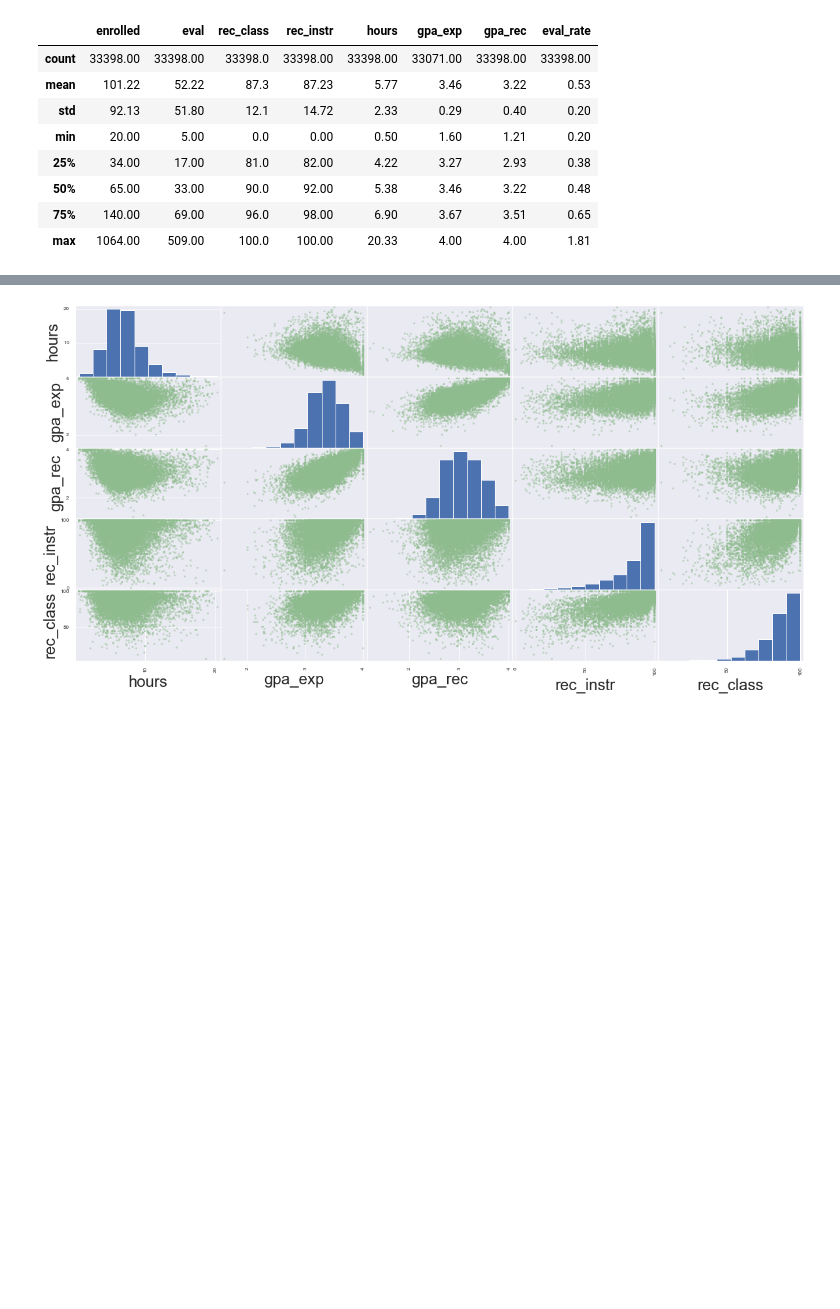
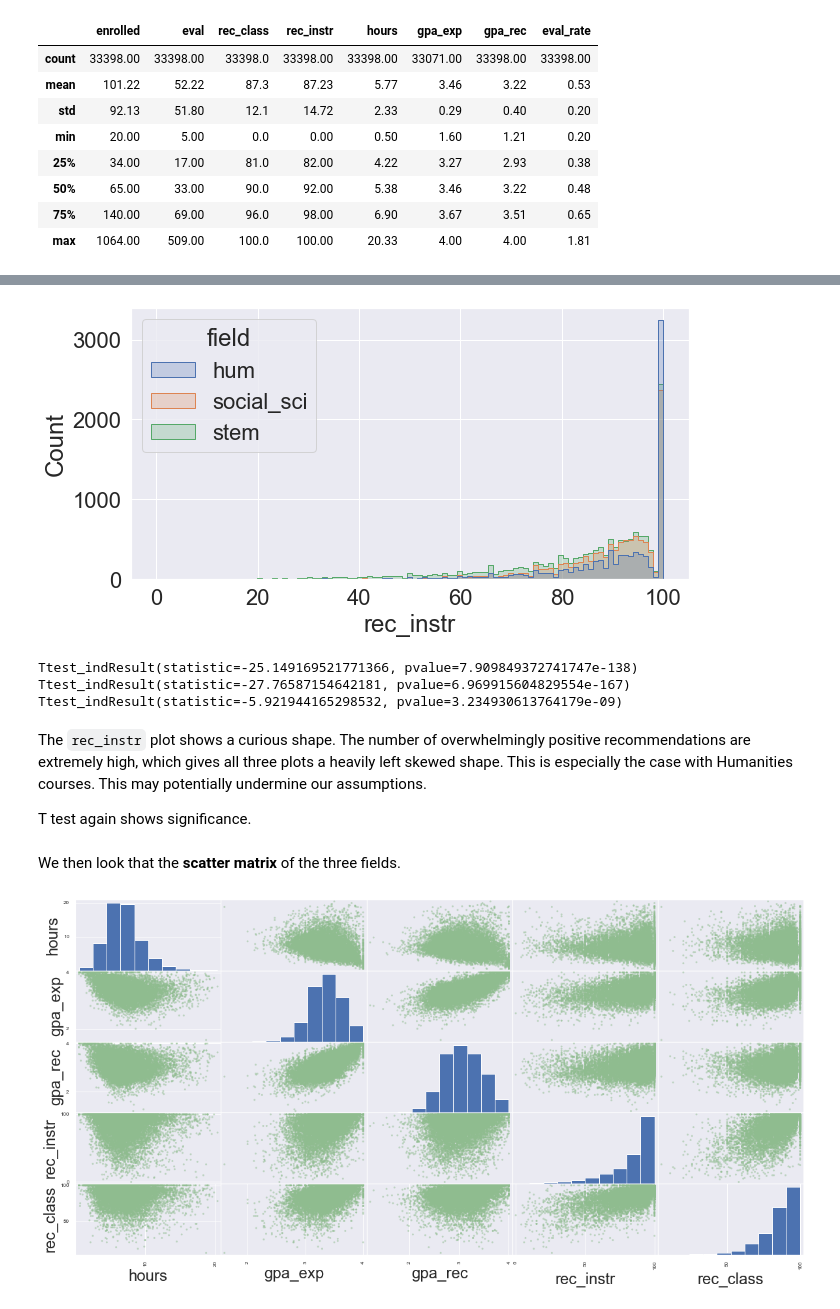
Before and after one commit to p-ghag/DataScience, a Jupyter notebook: FinalProject_group046.ipynb, the cells around one changed output, grey strips where cells are left out. Saved outputs shown, nothing was run; the diff lists cells and outputs as text; code cells hidden in the pictures; blank space fills up the shorter version.

```diff
--- a/FinalProject_group046.ipynb
+++ b/FinalProject_group046.ipynb
@@ -333,3 +445,23 @@ cape_hum = cape[cape['field'] == "hum"]
+# %%
+# generate comparative histograms of the three categories of courses in regard of teaching ratings
+plot_rec_instr = sns.histplot(cape, x="rec_instr", hue="field", element="step")
+move_legend(plot_rec_instr, "upper left")
+# %% [output]
+[figure, added]
+# %%
+print(stats.ttest_ind(cape_stem["rec_instr"], cape_social_sci["rec_instr"]))
+print(stats.ttest_ind(cape_stem["rec_instr"], cape_hum["rec_instr"]))
+print(stats.ttest_ind(cape_social_sci["rec_instr"], cape_hum["rec_instr"]))
+# %% [output]
+Ttest_indResult(statistic=-25.149169521771366, pvalue=7.909849372741747e-138)
+Ttest_indResult(statistic=-27.76587154642181, pvalue=6.969915604829554e-167)
+Ttest_indResult(statistic=-5.921944165298532, pvalue=3.234930613764179e-09)
+# %% [markdown]
+The `rec_instr` plot shows a curious shape. The number of overwhelmingly positive recommendations are extremely high, which gives all three plots a heavily left skewed shape. This is especially the case with Humanities courses. This may potentially undermine our assumptions.
+
+T test again shows significance.
+# %% [markdown]
+We then look that the __scatter matrix__ of the three fields.
 # %%
 # generate a scatter matrix of stem professors
 fig1 = pd.plotting.scatter_matrix(cape_stem[['hours','gpa_exp','gpa_rec','rec_instr','rec_class']], c='darkseagreen', figsize=(20, 10))
```
Also changed, not shown: parts of 46 cells of this notebook.
